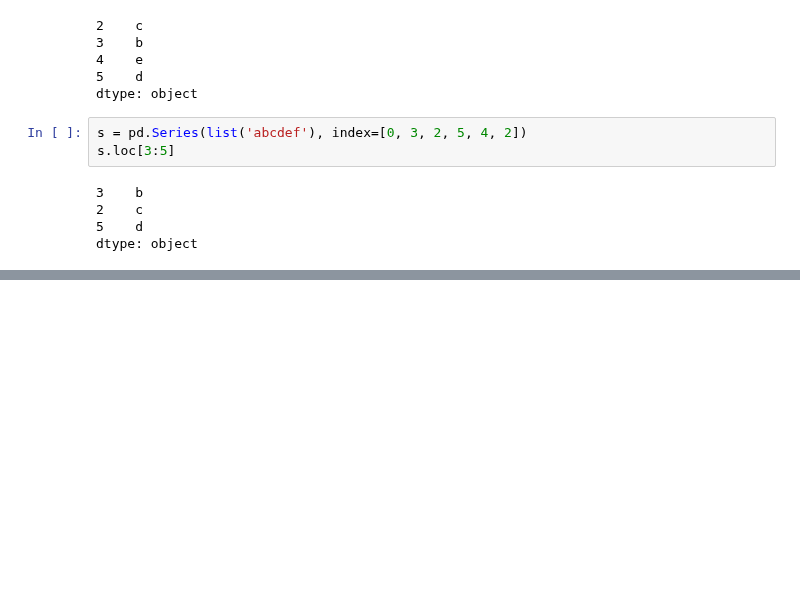
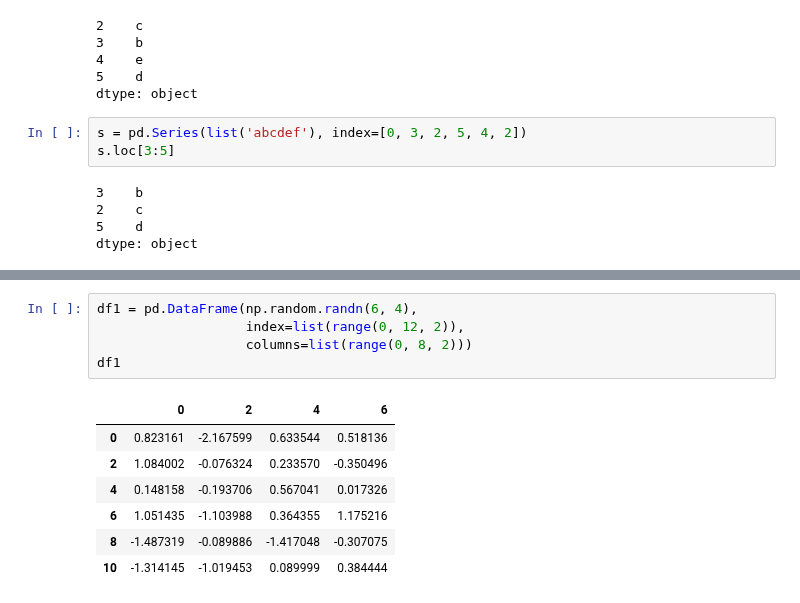
Before and after one commit to manasesmutembei11/ML, a Jupyter notebook: pandas/indexing_and_selecting.ipynb, the cells around one changed output, grey strips where cells are left out. Cells and saved outputs as stored; diff of their text form; blank space fills up the shorter version.

Commit message:
Indexing and selecting data

```diff
--- a/pandas/indexing_and_selecting.ipynb
+++ b/pandas/indexing_and_selecting.ipynb
@@ -326,0 +366,13 @@ dtype: object
+# %%
+df1 = pd.DataFrame(np.random.randn(6, 4),
+                   index=list(range(0, 12, 2)),
+                   columns=list(range(0, 8, 2)))
+df1
+# %% [output]
+|  | 0 | 2 | 4 | 6 |
+| 0 | 0.823161 | -2.167599 | 0.633544 | 0.518136 |
+| 2 | 1.084002 | -0.076324 | 0.233570 | -0.350496 |
+| 4 | 0.148158 | -0.193706 | 0.567041 | 0.017326 |
+| 6 | 1.051435 | -1.103988 | 0.364355 | 1.175216 |
+| 8 | -1.487319 | -0.089886 | -1.417048 | -0.307075 |
+| 10 | -1.314145 | -1.019453 | 0.089999 | 0.384444 |
```
Also changed, not shown: parts of 7 cells of this notebook.
